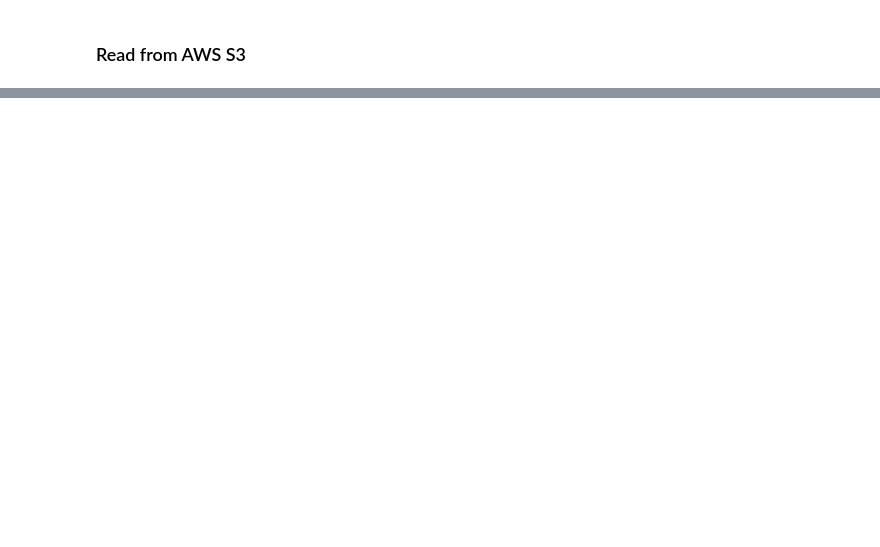
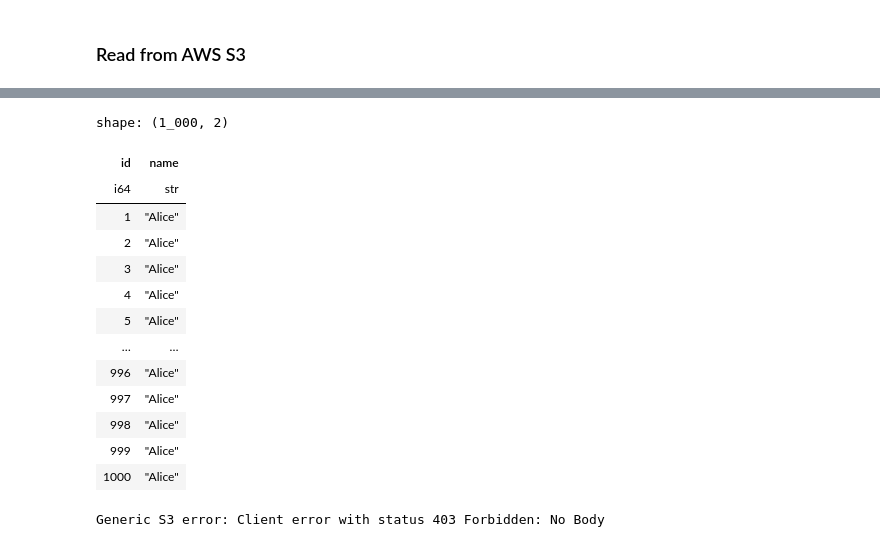
Before and after one commit to MacHu-GWU/learn_polars-project, a Jupyter notebook: docs/source/03-Input-and-Output/01-Local-And-Cloud/index.ipynb, the cells around one changed output, grey strips where cells are left out. Saved outputs shown, nothing was run; the diff lists cells and outputs as text; code cells hidden in the pictures; blank space fills up the shorter version.

```diff
--- a/docs/source/03-Input-and-Output/01-Local-And-Cloud/index.ipynb
+++ b/docs/source/03-Input-and-Output/01-Local-And-Cloud/index.ipynb
@@ -207,12 +202,12 @@ Method 2, write to local file then upload
 # %%
-clean_up_s3()
+# clean_up_s3()
 
+path_parquet = dir_here / "data.parquet"
+s3path_parquet = s3dir_root / "data.parquet"
 print(f"Write to {path.basename!r}")
-df.write_ndjson(str(path))
-print(f"Upload to {s3path.uri}")
-bsm.s3_client.upload_file(str(path), Bucket=bucket, Key=s3path.key)
-
-# Read from S3
-pl.read_ndjson(s3path.uri)
+df.write_parquet(str(path_parquet))
+print(f"Upload to {s3path_parquet.uri}")
+bsm.s3_client.upload_file(str(path_parquet), Bucket=bucket, Key=s3path_parquet.key)
+print(f"preview at: {s3path_ndjson.console_url}")
 # %% [output]
 Write to 'data3.json'
@@ -234,2 +236,13 @@ shape: (1_000, 3)
 # %% [markdown]
 ### Read from AWS S3
+# %%
+def get_storage_options(boto_ses: "boto3.Session") -> dict:
+    credential = boto_ses.get_credentials()
+    storage_options = {
+        "aws_region": boto_ses.region_name,
+        "aws_access_key_id": credential.access_key,
+        "aws_secret_access_key": credential.secret_key,
+    }
+    if credential.token:
+        storage_options["aws_session_token"] = credential.token
+    return storage_options
@@ -235,0 +332,37 @@ shape: (1_000, 3)
+# %%
+# This would work
+storage_options = get_storage_options(bsm.boto_ses)
+df = pl.scan_parquet(
+    s3path_parquet.uri,
+    storage_options=storage_options,
+).collect()
+df
+# %% [output]
+shape: (1_000, 2)
+| id | name |
+| i64 | str |
+| 1 | "Alice" |
+| 2 | "Alice" |
+| 3 | "Alice" |
+| 4 | "Alice" |
+| 5 | "Alice" |
+| … | … |
+| 996 | "Alice" |
+| 997 | "Alice" |
+| 998 | "Alice" |
+| 999 | "Alice" |
+| 1000 | "Alice" |
+# %%
+# This won't work
+credential = bsm.boto_ses.get_credentials()
+os.environ["AWS_REGION"] = bsm.aws_region
+os.environ["AWS_ACCESS_KEY_ID"] = credential.access_key
+os.environ["AWS_SECRET_ACCESS_KEY"] = credential.secret_key
+try:
+    df = pl.read_parquet(
+        s3path_parquet.uri,
+    )
+except Exception as e:
+    print(e)
+# %% [output]
+Generic S3 error: Client error with status 403 Forbidden: No Body
```
Also changed, not shown: parts of 25 cells of this notebook.
